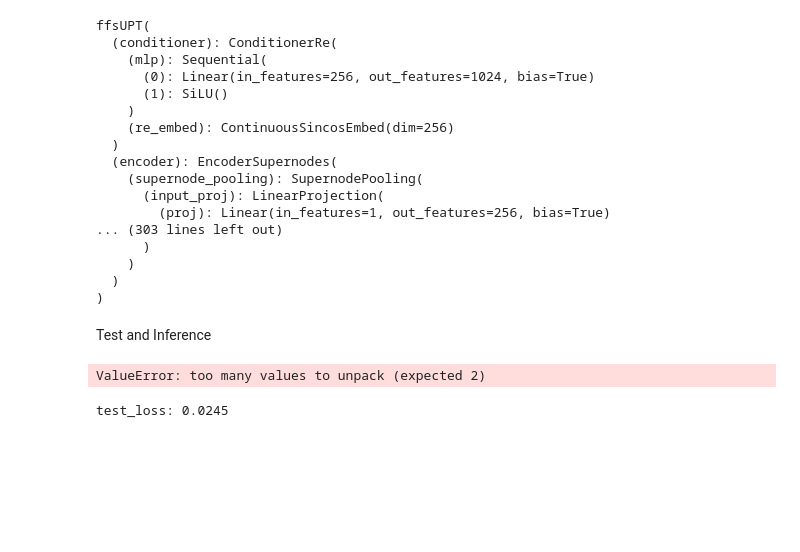
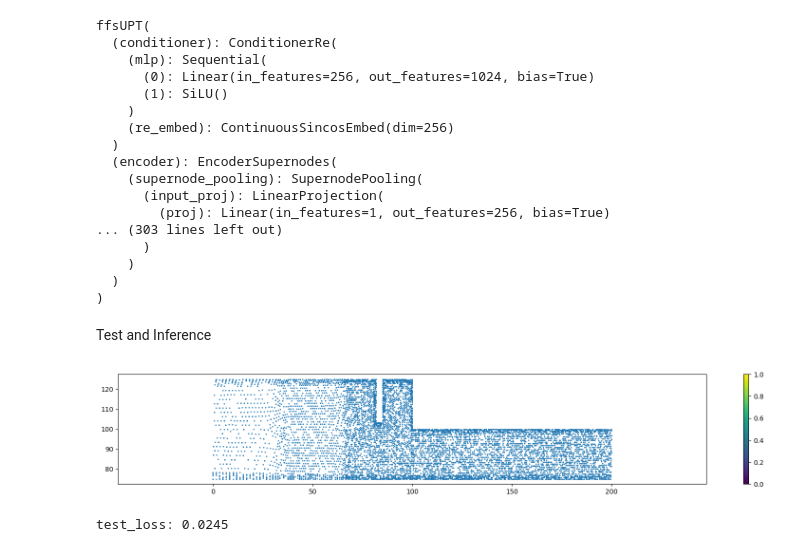
Before and after one commit to battlejacket/upt-tutorial, a Jupyter notebook: ffsRans.ipynb, the cells around one changed output. Saved outputs shown, nothing was run; the diff lists cells and outputs as text; code cells hidden in the pictures; blank space fills up the shorter version.

```diff
--- a/ffsRans.ipynb
+++ b/ffsRans.ipynb
@@ -366,18 +366,18 @@ data = [d for d in test_dataloader]
 # %%
 # generated input vs target
 idx = 0
-points = test_hr_dataset[0]["input_feat"]
+points = test_hr_dataset[0]["input_pos"]
 
 x_pos, y_pos = points.unbind(1)
 
 # Visualize
 plt.figure(figsize=(20, 3))
 plt.scatter(x_pos, y_pos, marker="o", s=1)
 plt.colorbar()
 plt.axis("equal")
 plt.show()
 # %% [output]
-ValueError: too many values to unpack (expected 2)
+[figure, added]
 # %%
 
 train_losses = []
```
Also changed, not shown: parts of 3 cells of this notebook, 4 other files.
